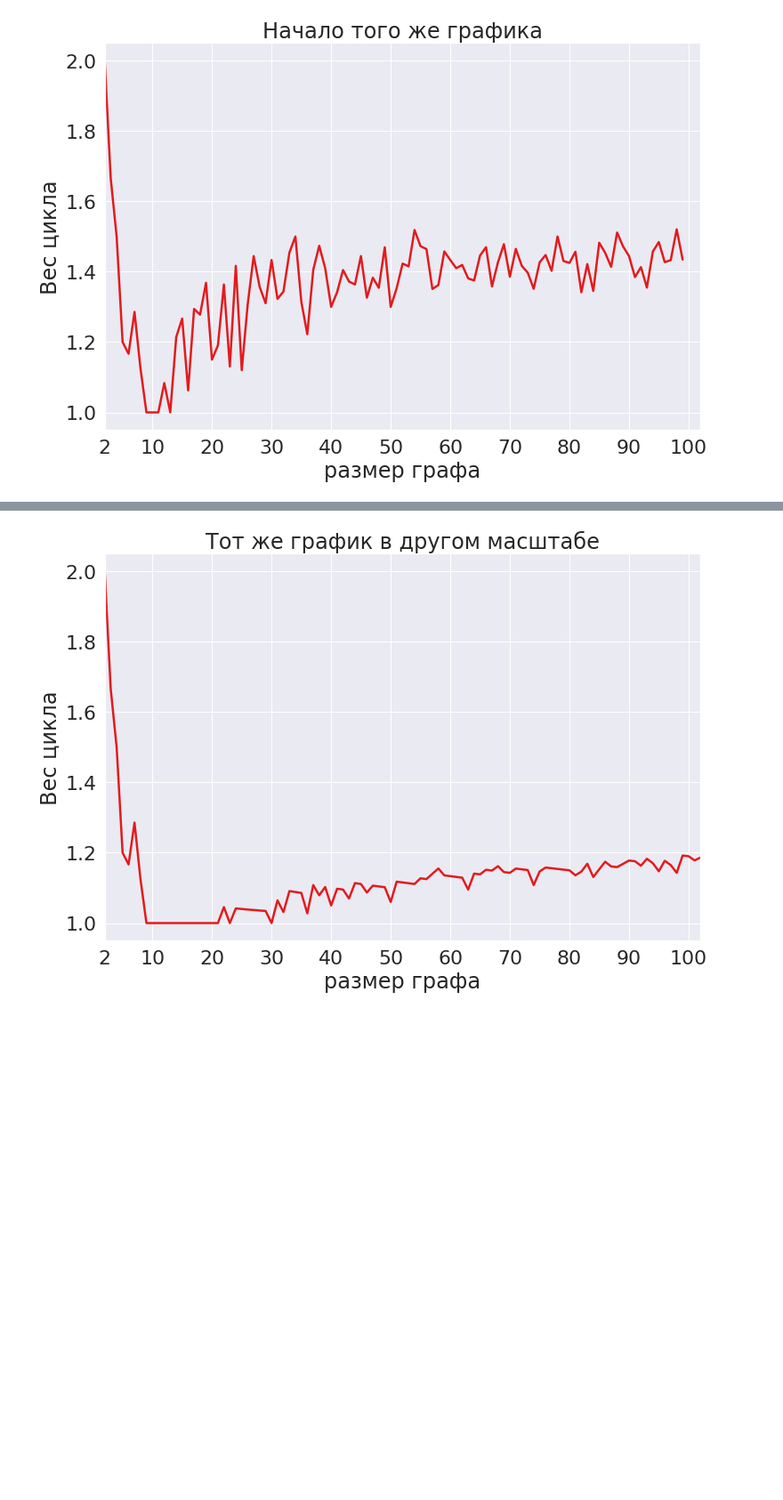
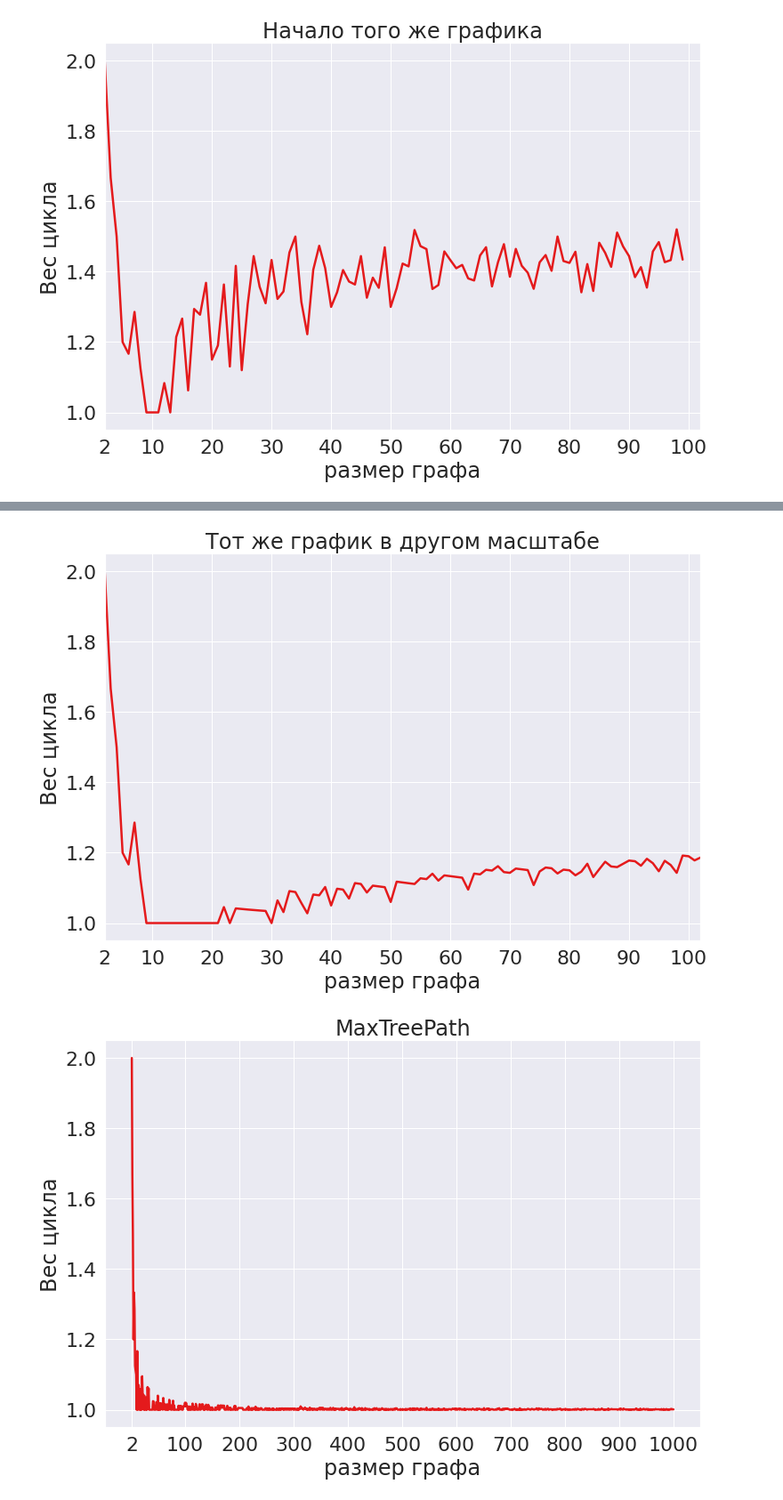
Before and after one commit to falseness/tsp, a Jupyter notebook: project.ipynb, the cells around one changed output, grey strips where cells are left out. Shown: that part at 89% size. Cells and saved outputs as stored; diff of their text form; code cells hidden in the pictures; blank space fills up the shorter version.

Commit message:
added max tree path solver

```diff
--- a/project.ipynb
+++ b/project.ipynb
@@ -20,7 +20,7 @@ def prepare_drawing(xlabel, ylabel, title):
     plt.title(title)
 # %%
 def set_up_xticks(start, step, count):
-    ticks = np.arange(0, len(results) + step, step)
+    ticks = np.arange(0, count + step, step)
     ticks_with_start = np.append([start], ticks[1:])
     plt.xticks(ticks_with_start - start, ticks_with_start)
 # %%
@@ -41,6 +41,14 @@ def draw_result_graph(cycle_results, title, start=2, step=100):
 def draw_first100_graphs(cycle_results, title='Начало того же графика'):
     draw_result_graph(cycle_results, title, 2, 10)
     plt.xlim((0, 100));
+# %%
+def run_random_graphs(max_graph_size):
+    results = []
+
+    for graph_size in tqdm(range(2, max_graph_size + 1)):
+        results.append(calculate_result(graph_size) / graph_size)
+
+    return results
 # %%
 results = []
 
@@ -89,4 +97,10 @@ draw_result_graph(results, 'RandomUnion')
 # %%
 draw_first100_graphs(results, 'Тот же график в другом масштабе')
 # %% [output]
-[figure, old version]
+[figure, new version]
+# %%
+results = run_random_graphs(1000)
+# %%
+draw_result_graph(results, 'MaxTreePath')
+# %% [output]
+[figure, added]
```
Also changed, not shown: parts of 3 cells of this notebook, 11 other files.
